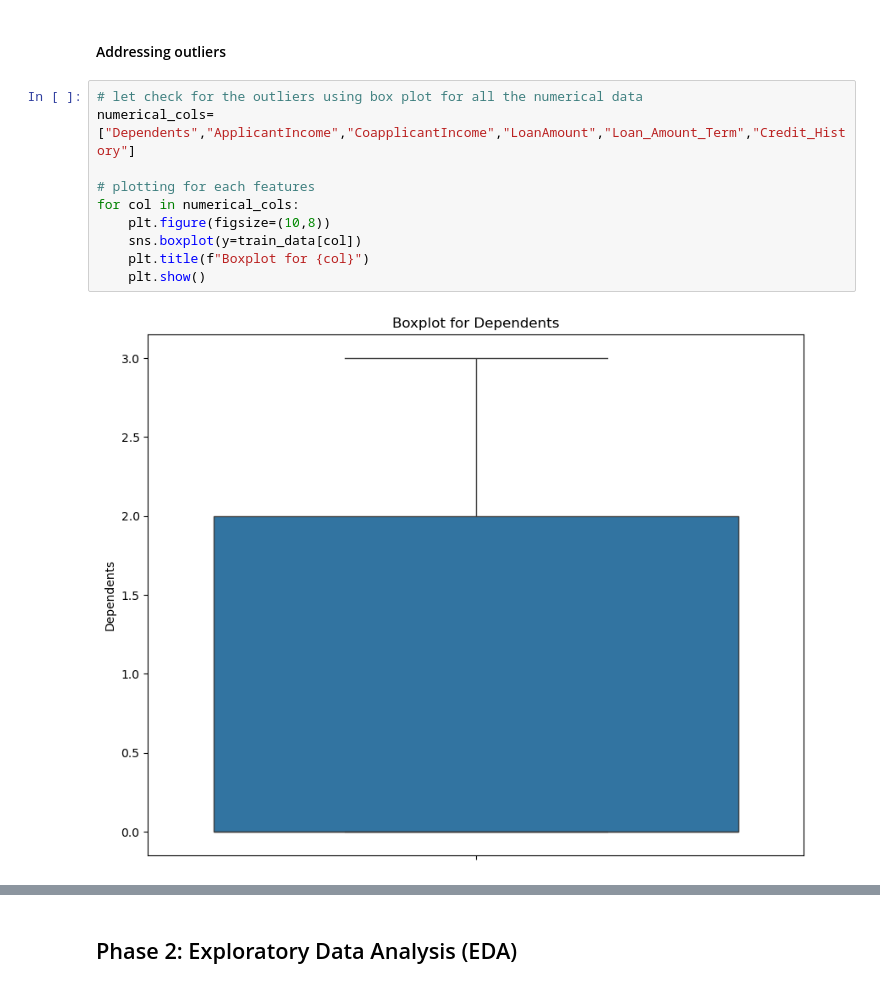
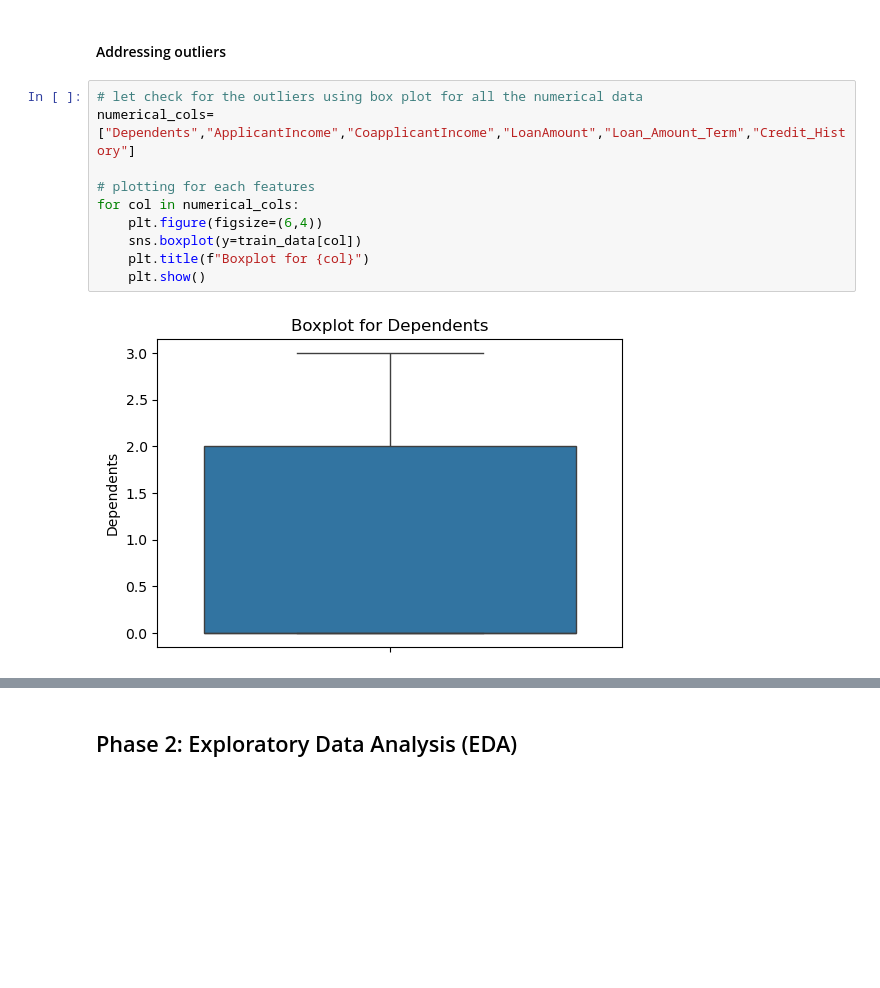
Before and after one commit to Olasquare043/EDA-on-Home-Loan-dataset, a Jupyter notebook: task_25.ipynb, the cells around one changed output, grey strips where cells are left out. Saved outputs shown, nothing was run; the diff lists cells and outputs as text; blank space fills up the shorter version.

Commit message:
adjust the figure size for the boxplot

```diff
--- a/task_25.ipynb
+++ b/task_25.ipynb
@@ -336,12 +336,12 @@ dtype: object
 # %%
 # let check for the outliers using box plot for all the numerical data
 numerical_cols= ["Dependents","ApplicantIncome","CoapplicantIncome","LoanAmount","Loan_Amount_Term","Credit_History"]
 
 # plotting for each features
 for col in numerical_cols:
-    plt.figure(figsize=(10,8))
+    plt.figure(figsize=(6,4))
     sns.boxplot(y=train_data[col])
     plt.title(f"Boxplot for {col}")
     plt.show()
 # %% [output]
-[figure, old version]
+[figure, new version]
```
Also changed, not shown: parts of 1 cell of this notebook.
